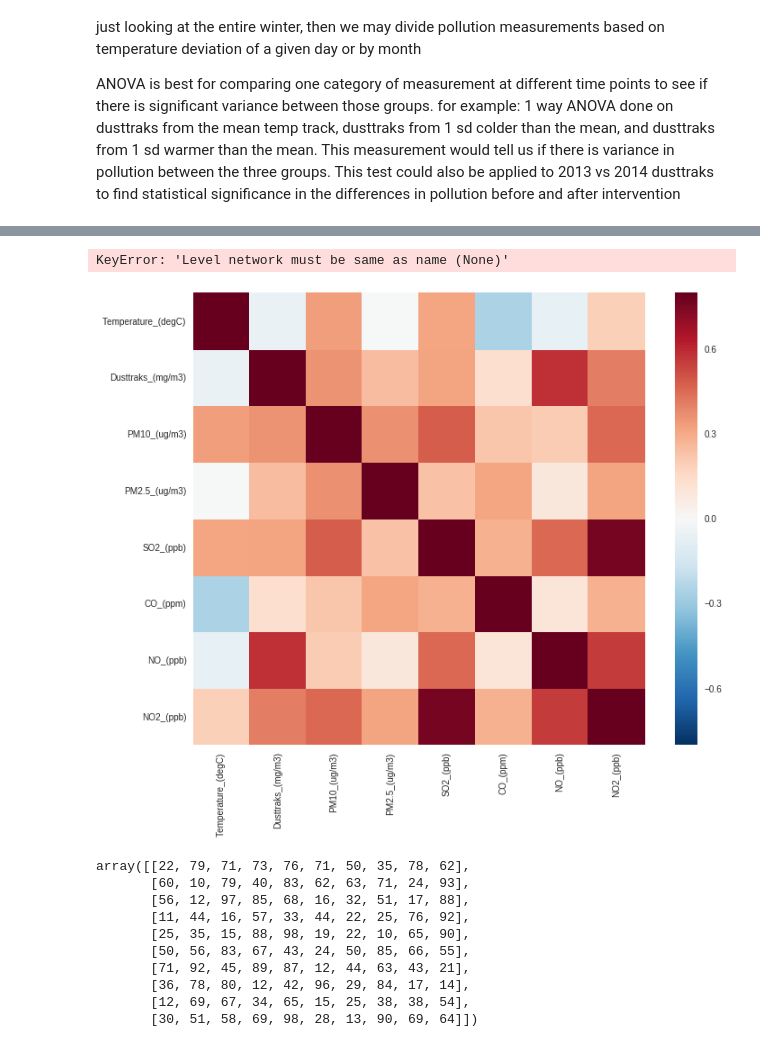
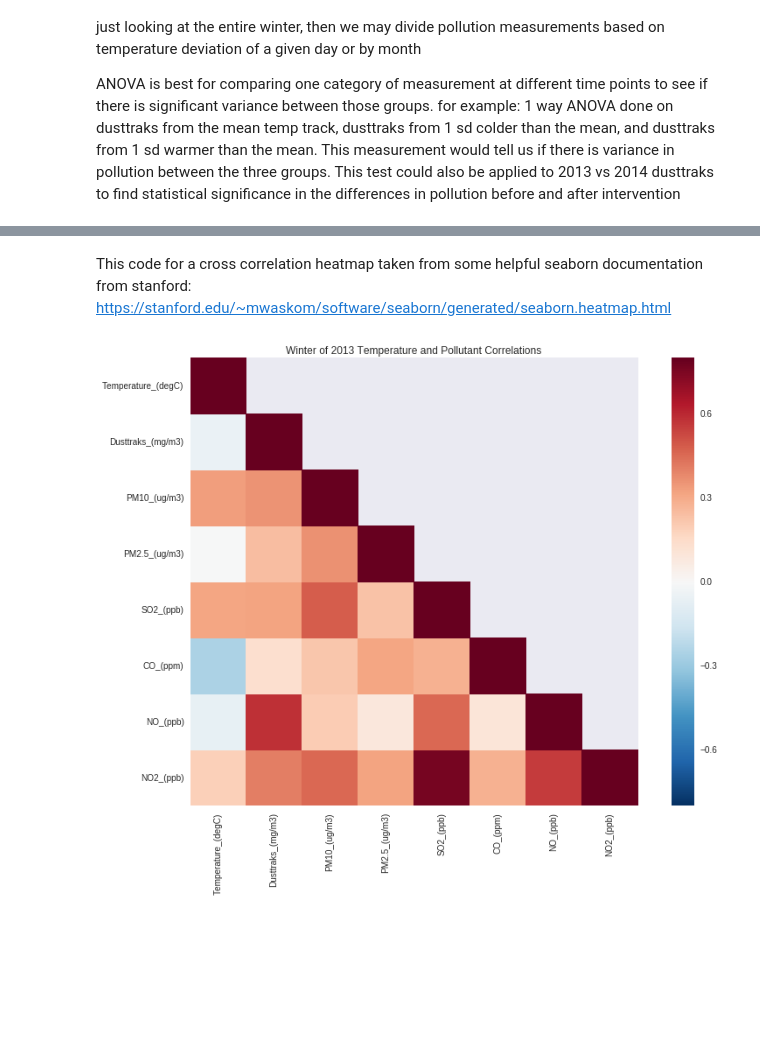
Before and after one commit to BrennaManning/DataScience2016FP, a Jupyter notebook: Stats_comparisons.ipynb, the cells around one changed output, grey strips where cells are left out. Drawn from its saved outputs; the diff is of its cells as text; code cells hidden in the pictures; blank space fills up the shorter version.

Commit message:
fixed corr heatmap

```diff
--- a/Stats_comparisons.ipynb
+++ b/Stats_comparisons.ipynb
@@ -171,6 +136,6 @@ def normalize(df, headers):
     df_norm = (normdf-normdf.mean())/(normdf.max() - normdf.min())
     return df_norm
 
-intHeadCorrList= ['Temperature_(degC)', 'Dusttraks_(mg/m3)', 'PM10_(ug/m3)','PM2.5_(ug/m3)','SO2_(ppb)','CO_(ppm)','NO_(ppb)',
-                 'NO2_(ppb)']
+intHeadCorrList= [ 'Temperature_(degC)','Dusttraks_(mg/m3)', 'PM10_(ug/m3)','PM2.5_(ug/m3)','SO2_(ppb)','CO_(ppm)','NO_(ppb)',
+                 'NO2_(ppb)','AvgHouse']
 dfnorm13 = normalize(df2013, intHeadCorrList)
@@ -221,32 +186,19 @@ plt.show()
+# %% [markdown]
+This code for a cross correlation heatmap taken from some helpful seaborn documentation from stanford: https://stanford.edu/~mwaskom/software/seaborn/generated/seaborn.heatmap.html
 # %%
+
 corrmat = speardf
+
+mask = np.zeros_like(speardf, dtype=np.bool)
+mask[np.triu_indices_from(mask, k=1)] = True
 
 # Set up the matplotlib figure
 f, ax = plt.subplots(figsize=(12, 9))
 
 # Draw the heatmap using seaborn
-sns.heatmap(corrmat, vmax=.8, square=True)
+sns.heatmap(corrmat,mask=mask, vmax=.8, square=True)
 
-# Use matplotlib directly to emphasize known networks
-networks = corrmat.columns.get_level_values("network")
-for i, network in enumerate(networks):
-    if i and network != networks[i - 1]:
-        ax.axhline(len(networks) - i, c="w")
-        ax.axvline(i, c="w")
+plt.title('Winter of 2013 Temperature and Pollutant Correlations')
 f.tight_layout()
 # %% [output]
-KeyError: 'Level network must be same as name (None)'
-[figure, old version]
+[figure, new version]
-# %%
-np.random.randint(10, 100, 100).reshape(10, 10)
-# %% [output]
-array([[22, 79, 71, 73, 76, 71, 50, 35, 78, 62],
-       [60, 10, 79, 40, 83, 62, 63, 71, 24, 93],
-       [56, 12, 97, 85, 68, 16, 32, 51, 17, 88],
-       [11, 44, 16, 57, 33, 44, 22, 25, 76, 92],
-       [25, 35, 15, 88, 98, 19, 22, 10, 65, 90],
-       [50, 56, 83, 67, 43, 24, 50, 85, 66, 55],
-       [71, 92, 45, 89, 87, 12, 44, 63, 43, 21],
-       [36, 78, 80, 12, 42, 96, 29, 84, 17, 14],
-       [12, 69, 67, 34, 65, 15, 25, 38, 38, 54],
-       [30, 51, 58, 69, 98, 28, 13, 90, 69, 64]])
```
Also changed, not shown: parts of 8 cells of this notebook.
